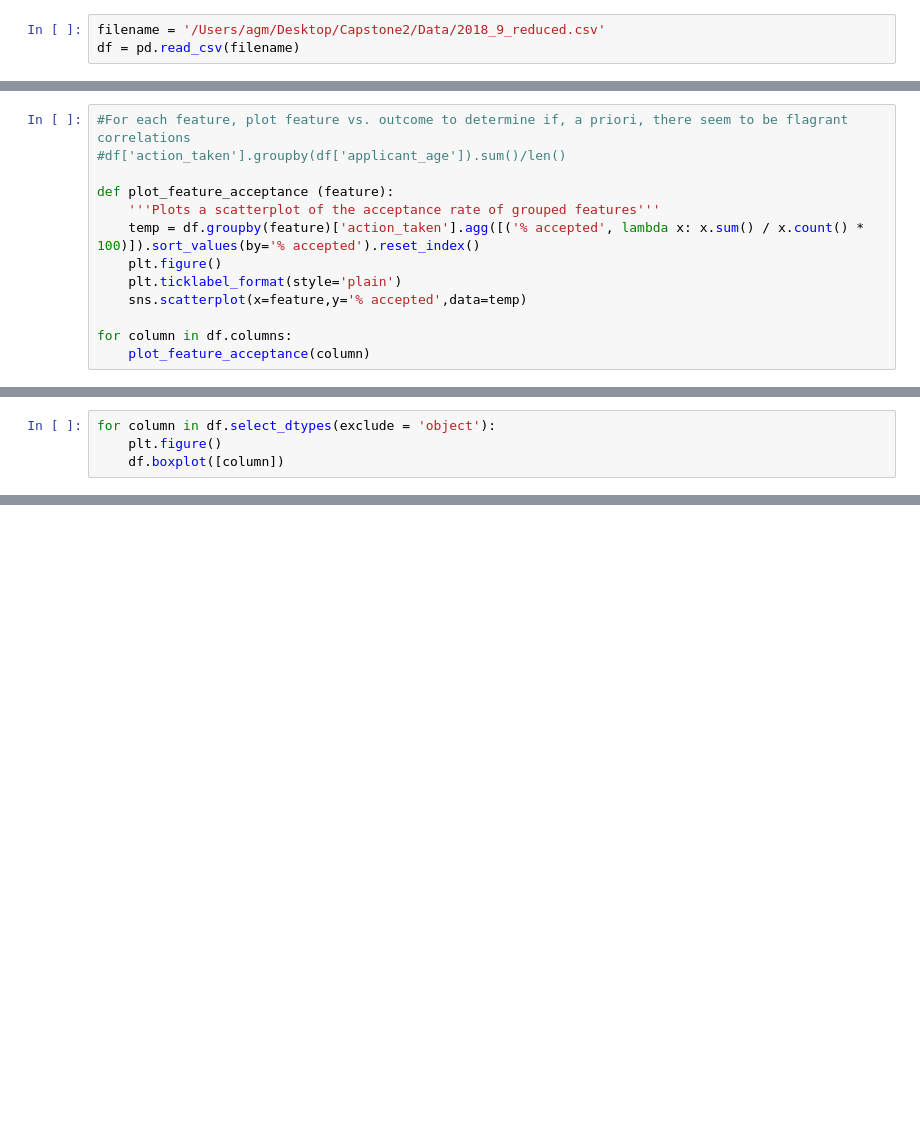
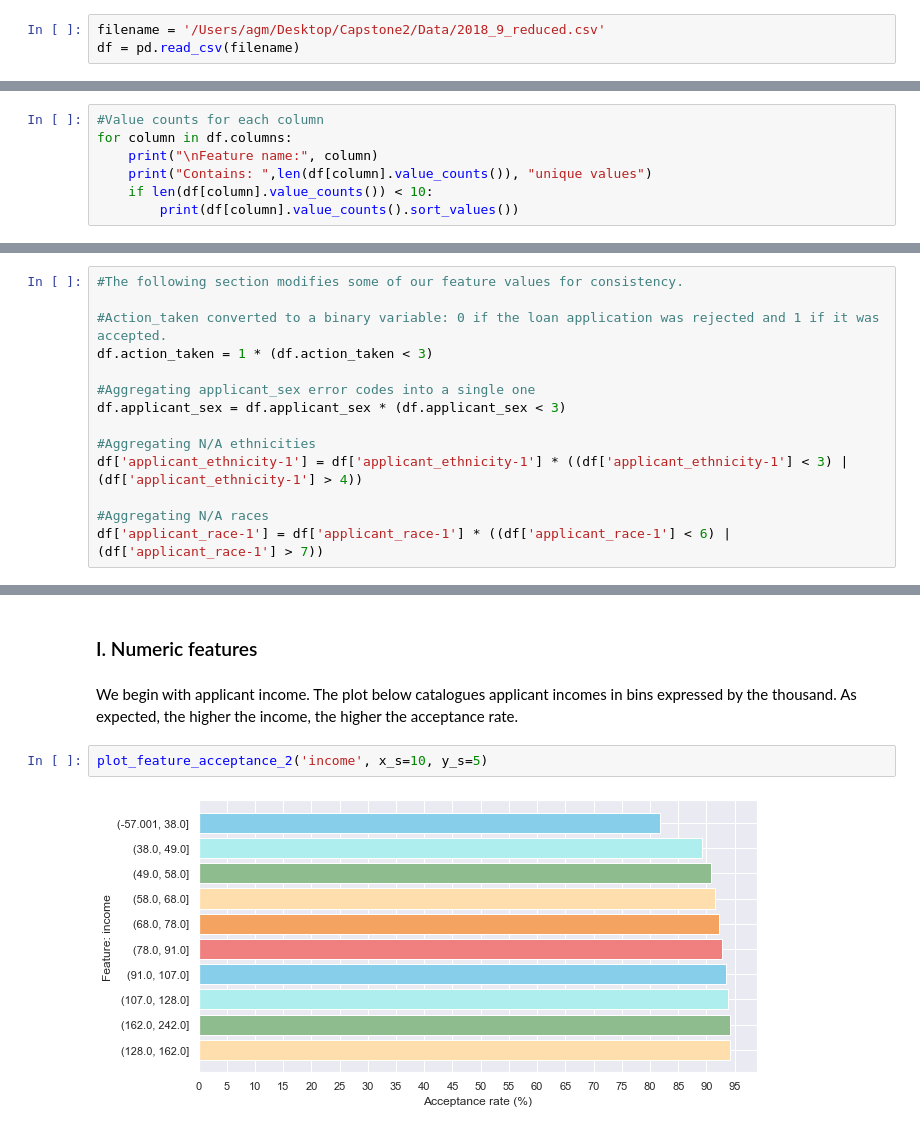
Before and after one commit to ajgmolina/ML-for-HMDA-mortgage-loan-data, a Jupyter notebook: EDA.ipynb, the cells around one changed output, grey strips where cells are left out. Drawn from its saved outputs; the diff is of its cells as text; blank space fills up the shorter version.

```diff
--- a/EDA.ipynb
+++ b/EDA.ipynb
@@ -140,13 +18,0 @@ df.action_taken = 1 * (df.action_taken < 3)
-# %%
-#For each feature, plot feature vs. outcome to determine if, a priori, there seem to be flagrant correlations
-#df['action_taken'].groupby(df['applicant_age']).sum()/len()
-
-def plot_feature_acceptance (feature):
-    '''Plots a scatterplot of the acceptance rate of grouped features'''
-    temp = df.groupby(feature)['action_taken'].agg([('% accepted', lambda x: x.sum() / x.count() * 100)]).sort_values(by='% accepted').reset_index()
-    plt.figure()
-    plt.ticklabel_format(style='plain')
-    sns.scatterplot(x=feature,y='% accepted',data=temp)
-
-for column in df.columns:
-    plot_feature_acceptance(column)
@@ -205,4 +18,0 @@ df.applicant_age.sort_values().hist()
-# %%
-for column in df.select_dtypes(exclude = 'object'):
-    plt.figure()
-    df.boxplot([column])
@@ -234,0 +37,7 @@ The EDA above suggests the following three broad sets of actions:
+# %%
+#Value counts for each column
+for column in df.columns:
+    print("\nFeature name:", column)
+    print("Contains: ",len(df[column].value_counts()), "unique values")
+    if len(df[column].value_counts()) < 10:
+        print(df[column].value_counts().sort_values())
@@ -234,0 +118,14 @@ The EDA above suggests the following three broad sets of actions:
+# %%
+#The following section modifies some of our feature values for consistency.
+
+#Action_taken converted to a binary variable: 0 if the loan application was rejected and 1 if it was accepted.
+df.action_taken = 1 * (df.action_taken < 3)
+
+#Aggregating applicant_sex error codes into a single one
+df.applicant_sex = df.applicant_sex * (df.applicant_sex < 3)
+
+#Aggregating N/A ethnicities
+df['applicant_ethnicity-1'] = df['applicant_ethnicity-1'] * ((df['applicant_ethnicity-1'] < 3) | (df['applicant_ethnicity-1'] > 4))
+
+#Aggregating N/A races
+df['applicant_race-1'] = df['applicant_race-1'] * ((df['applicant_race-1'] < 6) | (df['applicant_race-1'] > 7))
@@ -234,0 +200,8 @@ The EDA above suggests the following three broad sets of actions:
+# %% [markdown]
+### I. Numeric features
+# %% [markdown]
+We begin with applicant income. The plot below catalogues applicant incomes in bins expressed by the thousand. As expected, the higher the income, the higher the acceptance rate.
+# %%
+plot_feature_acceptance_2('income', x_s=10, y_s=5)
+# %% [output]
+[figure, added]
```
Also changed, not shown: parts of 59 cells of this notebook.
